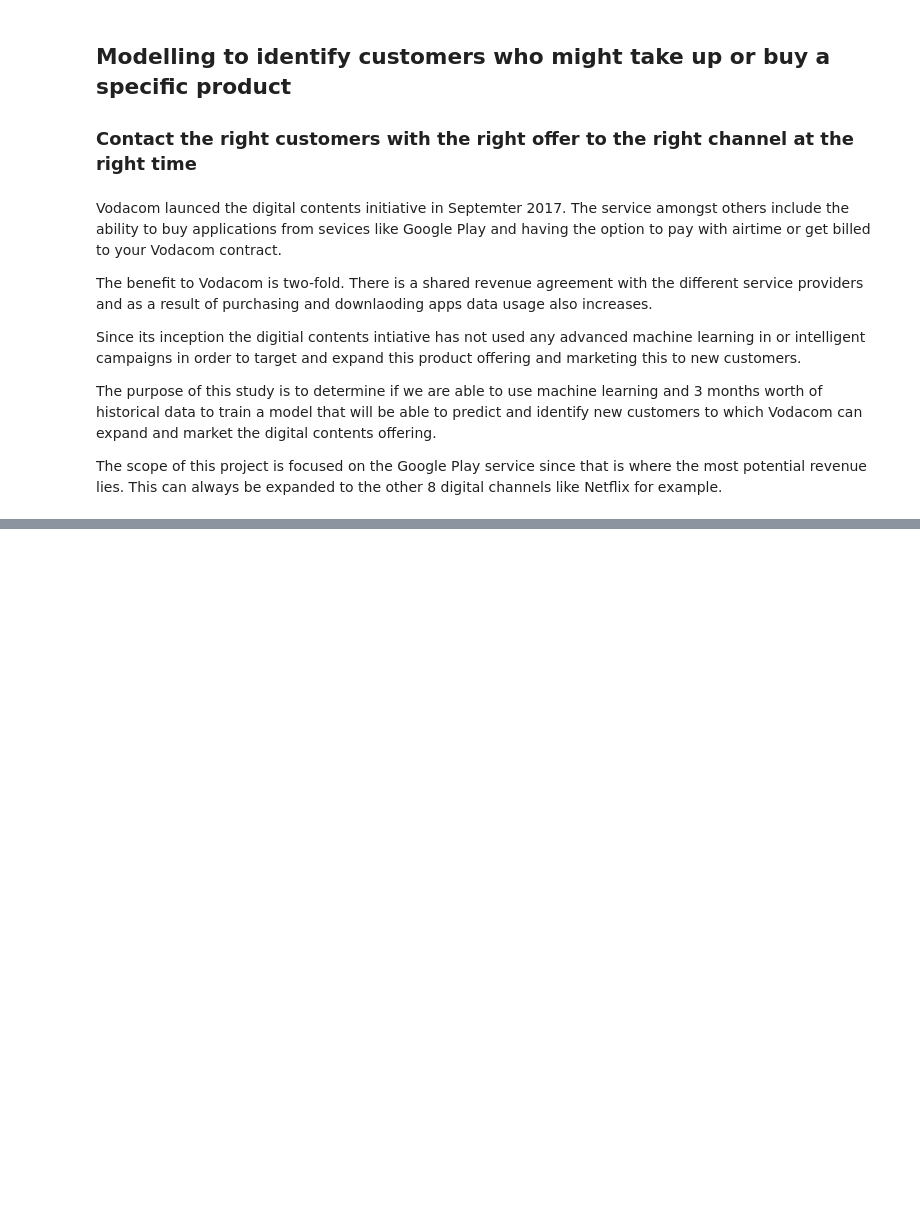
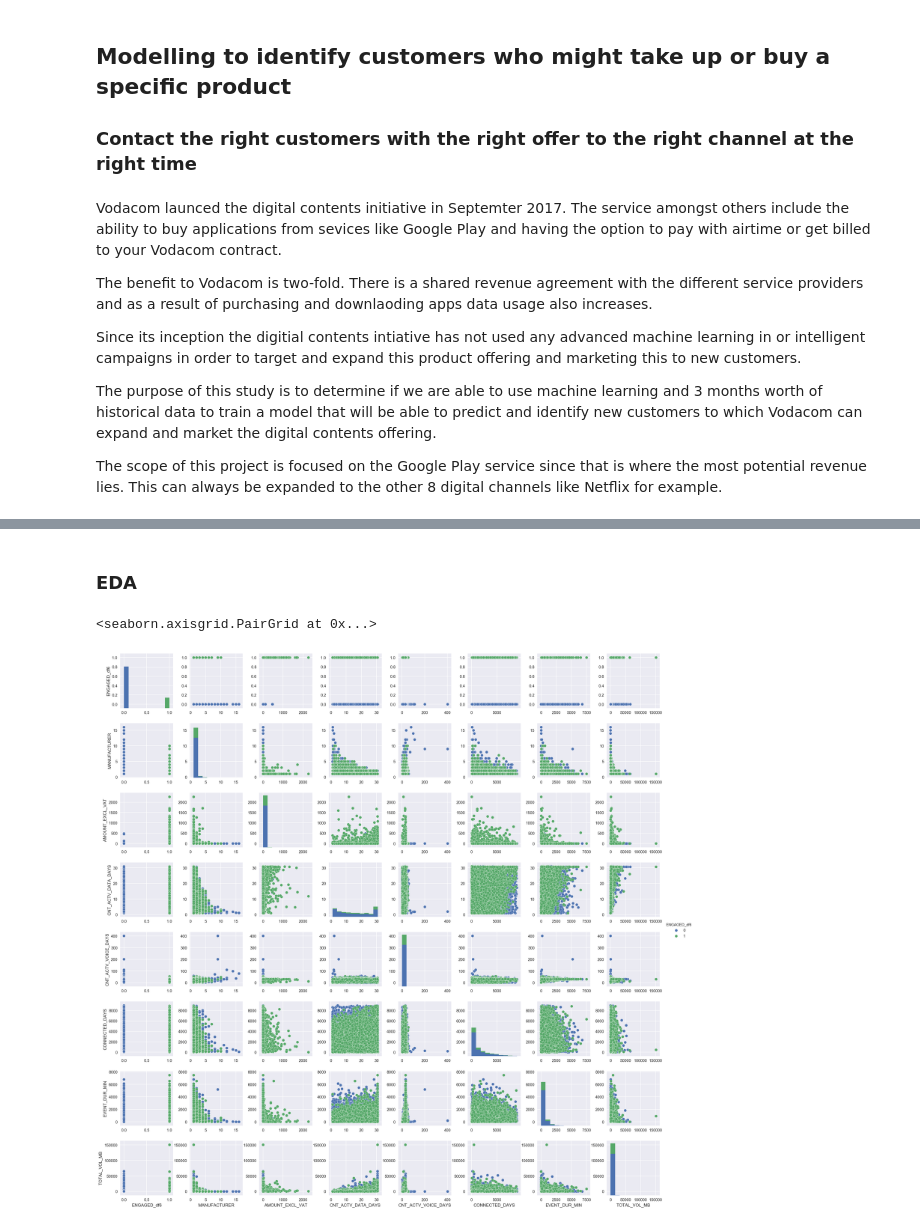
Before and after one commit to dgitahi/Propensity-Model, a Jupyter notebook: Propensity+Modelling.ipynb, the cells around one changed output, grey strips where cells are left out. Saved outputs shown, nothing was run; the diff lists cells and outputs as text; code cells hidden in the pictures; blank space fills up the shorter version.

```diff
--- a/Propensity+Modelling.ipynb
+++ b/Propensity+Modelling.ipynb
@@ -15,0 +236,2 @@ The scope of this project is focused on the Google Play service since that is wh
+# %%
+df5.drop_duplicates(inplace = True)
@@ -15,0 +264,2 @@ The scope of this project is focused on the Google Play service since that is wh
+# %%
+df6 = pd.merge(df5,phone_count,how = 'inner',on= "MSISDN",suffixes = ('_df5','_df4'))
@@ -15,0 +275,2 @@ The scope of this project is focused on the Google Play service since that is wh
+# %%
+df7 = pd.merge(df6,df3,how = 'inner',on= "MSISDN",suffixes = ('_df6','_df3'))
@@ -15,0 +288,2 @@ The scope of this project is focused on the Google Play service since that is wh
+# %%
+df7.drop("ENGAGED_df3",inplace = True,axis = 1)
@@ -15,0 +342,7 @@ The scope of this project is focused on the Google Play service since that is wh
+# %% [markdown]
+### EDA
+# %%
+sns.pairplot(data=df7,hue='ENGAGED_df6')
+# %% [output]
+<seaborn.axisgrid.PairGrid at 0x...>
+[figure, added]
```
Also changed, not shown: parts of 94 cells of this notebook.
